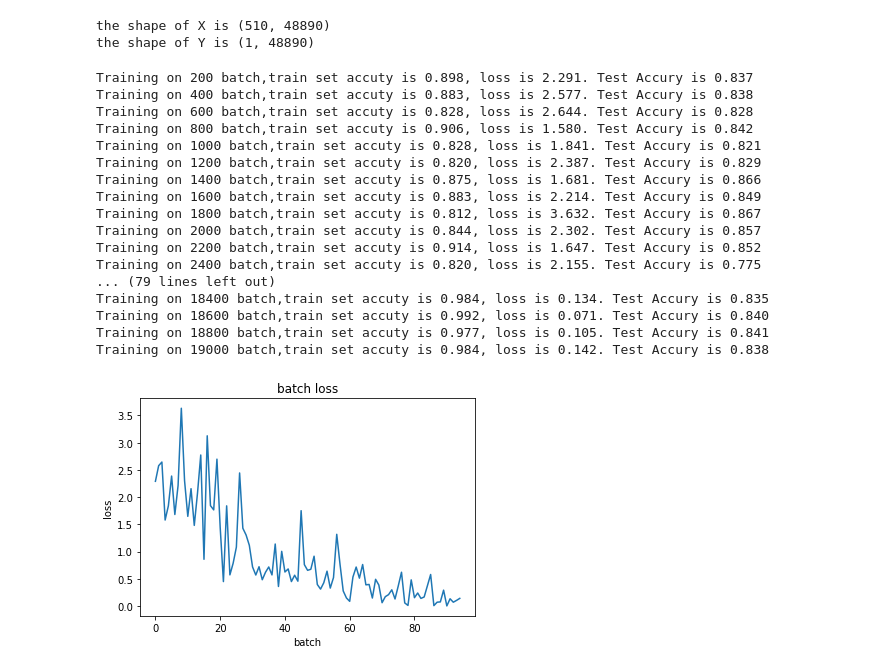
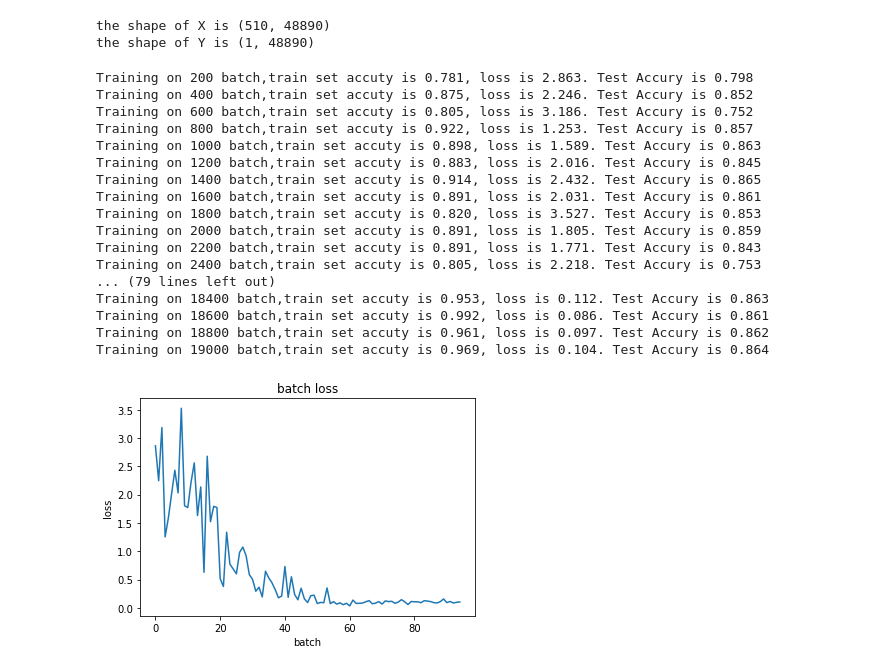
Before and after one commit to B15090815/hung-yi-Lee_2020_spring_ml_homework, a Jupyter notebook: hw_2/LR_OneHiddenLayer.ipynb, the cells around one changed output. Drawn from its saved outputs; the diff is of its cells as text; code cells hidden in the pictures.

```diff
--- a/hw_2/LR_OneHiddenLayer.ipynb
+++ b/hw_2/LR_OneHiddenLayer.ipynb
@@ -60,7 +60,7 @@ BATCH_SIZE = 128
 LEARNING_RATE_DECAY = 0.25
 # 指数加权系数
 BETA = 0.9
-
+theta = 1e-4
 # 输入结点个数
 INPUT_NODE = 510
 # 输出结点个数
@@ -118,49 +118,49 @@ for epoch in range(TRAIN_STEP):
         v_dw1 = BETA * v_dw1 + (1 - BETA) * dw1
         v_db1 = BETA * v_db1 + (1 - BETA) * db1
         v_dw2 = BETA * v_dw2 + (1 - BETA) * dw2
         v_db2 = BETA * v_db2 + (1 - BETA) * db2
 
         # 更新参数
-        w2 -= lr * v_dw2
+        w2 = (1-theta) * w2 - lr * v_dw2
         b2 -= lr * v_db2
-        w1 -= lr * v_dw1
+        w1 = (1-theta) * w1 -  lr * v_dw1
         b1 -= lr * v_db1
 
         # 每隔500个batch测试一次正确率
         if k % 200 == 0:
             losses.append(loss)
             w = [w1,w2]
             b = [b1,b2]
             accury = test(w,b,Xt,Yt)
             train_acc = test(w,b,x,y)
             print('Training on %d batch,train set accuty is %.3f, loss is %.3f. Test Accury is %.3f'
                   %(k,train_acc, loss, accury))
         k += 1
 
 
 # 画出每500batch的损失（loss）值
 plt.figure()
 plt.plot(losses)
 plt.title('batch loss')
 plt.xlabel('batch')
 plt.ylabel('loss')
 plt.show()
 # %% [output]
-Training on 200 batch,train set accuty is 0.898, loss is 2.291. Test Accury is 0.837
-Training on 400 batch,train set accuty is 0.883, loss is 2.577. Test Accury is 0.838
-Training on 600 batch,train set accuty is 0.828, loss is 2.644. Test Accury is 0.828
-Training on 800 batch,train set accuty is 0.906, loss is 1.580. Test Accury is 0.842
-Training on 1000 batch,train set accuty is 0.828, loss is 1.841. Test Accury is 0.821
-Training on 1200 batch,train set accuty is 0.820, loss is 2.387. Test Accury is 0.829
-Training on 1400 batch,train set accuty is 0.875, loss is 1.681. Test Accury is 0.866
-Training on 1600 batch,train set accuty is 0.883, loss is 2.214. Test Accury is 0.849
-Training on 1800 batch,train set accuty is 0.812, loss is 3.632. Test Accury is 0.867
-Training on 2000 batch,train set accuty is 0.844, loss is 2.302. Test Accury is 0.857
-Training on 2200 batch,train set accuty is 0.914, loss is 1.647. Test Accury is 0.852
-Training on 2400 batch,train set accuty is 0.820, loss is 2.155. Test Accury is 0.775
+Training on 200 batch,train set accuty is 0.781, loss is 2.863. Test Accury is 0.798
+Training on 400 batch,train set accuty is 0.875, loss is 2.246. Test Accury is 0.852
+Training on 600 batch,train set accuty is 0.805, loss is 3.186. Test Accury is 0.752
+Training on 800 batch,train set accuty is 0.922, loss is 1.253. Test Accury is 0.857
+Training on 1000 batch,train set accuty is 0.898, loss is 1.589. Test Accury is 0.863
+Training on 1200 batch,train set accuty is 0.883, loss is 2.016. Test Accury is 0.845
+Training on 1400 batch,train set accuty is 0.914, loss is 2.432. Test Accury is 0.865
+Training on 1600 batch,train set accuty is 0.891, loss is 2.031. Test Accury is 0.861
+Training on 1800 batch,train set accuty is 0.820, loss is 3.527. Test Accury is 0.853
+Training on 2000 batch,train set accuty is 0.891, loss is 1.805. Test Accury is 0.859
+Training on 2200 batch,train set accuty is 0.891, loss is 1.771. Test Accury is 0.843
+Training on 2400 batch,train set accuty is 0.805, loss is 2.218. Test Accury is 0.753
 ... (79 lines left out)
-Training on 18400 batch,train set accuty is 0.984, loss is 0.134. Test Accury is 0.835
-Training on 18600 batch,train set accuty is 0.992, loss is 0.071. Test Accury is 0.840
-Training on 18800 batch,train set accuty is 0.977, loss is 0.105. Test Accury is 0.841
-Training on 19000 batch,train set accuty is 0.984, loss is 0.142. Test Accury is 0.838
+Training on 18400 batch,train set accuty is 0.953, loss is 0.112. Test Accury is 0.863
+Training on 18600 batch,train set accuty is 0.992, loss is 0.086. Test Accury is 0.861
+Training on 18800 batch,train set accuty is 0.961, loss is 0.097. Test Accury is 0.862
+Training on 19000 batch,train set accuty is 0.969, loss is 0.104. Test Accury is 0.864
-[figure, old version]
+[figure, new version]
```
Also changed, not shown: parts of 4 cells of this notebook, 3 other files.
